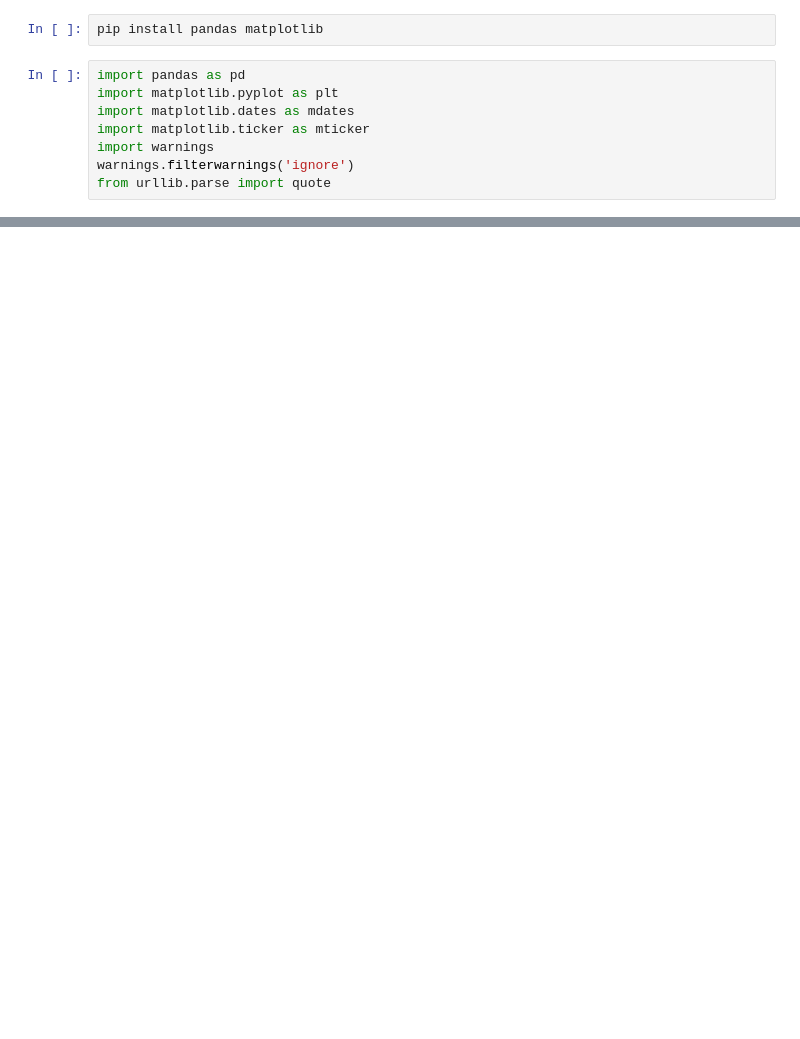
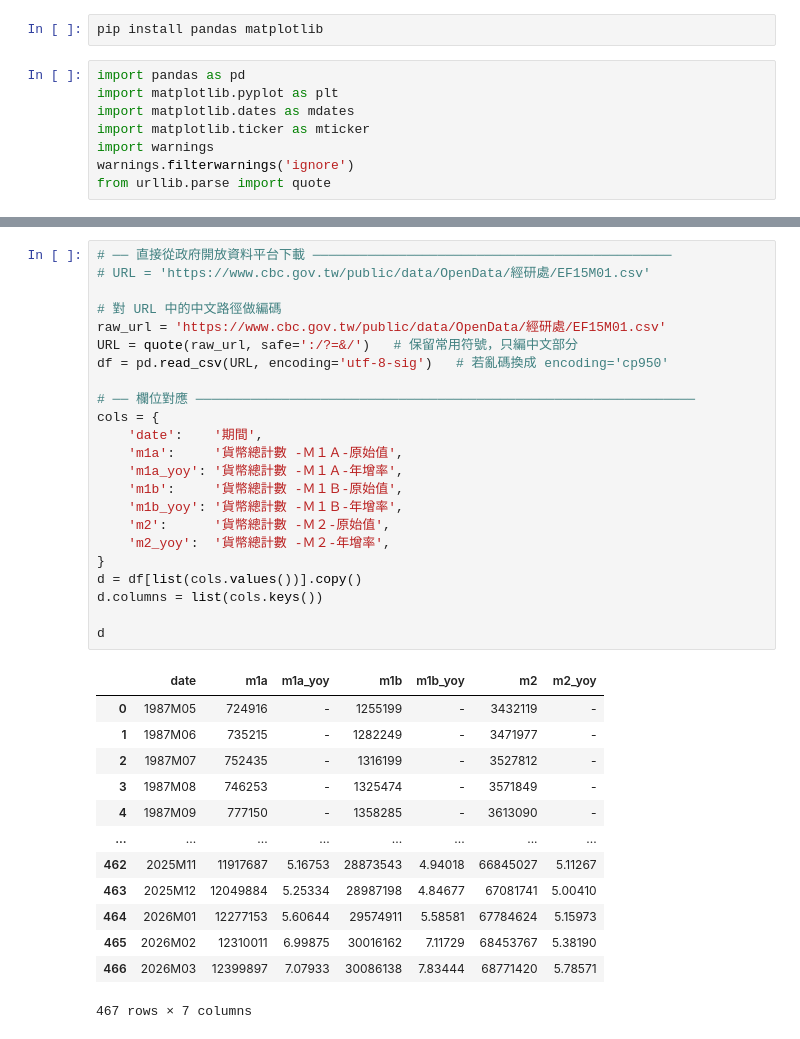
Before and after one commit to chiehpin0705/Finance, a Jupyter notebook: M1A_M1B_M2/M1A_M1B.ipynb, the cells around one changed output, grey strips where cells are left out. Cells and saved outputs as stored; diff of their text form; blank space fills up the shorter version.

```diff
--- a/M1A_M1B_M2/M1A_M1B.ipynb
+++ b/M1A_M1B_M2/M1A_M1B.ipynb
@@ -11 +41,38 @@ from urllib.parse import quote
+# %%
+# ── 直接從政府開放資料平台下載 ──────────────────────────────────────────────
+# URL = 'https://www.cbc.gov.tw/public/data/OpenData/經研處/EF15M01.csv'
+
+# 對 URL 中的中文路徑做編碼
+raw_url = 'https://www.cbc.gov.tw/public/data/OpenData/經研處/EF15M01.csv'
+URL = quote(raw_url, safe=':/?=&/')   # 保留常用符號，只編中文部分
+df = pd.read_csv(URL, encoding='utf-8-sig')   # 若亂碼換成 encoding='cp950'
+
+# ── 欄位對應 ────────────────────────────────────────────────────────────────
+cols = {
+    'date':    '期間',
+    'm1a':     '貨幣總計數 -Ｍ１Ａ-原始值',
+    'm1a_yoy': '貨幣總計數 -Ｍ１Ａ-年增率',
+    'm1b':     '貨幣總計數 -Ｍ１Ｂ-原始值',
+    'm1b_yoy': '貨幣總計數 -Ｍ１Ｂ-年增率',
+    'm2':      '貨幣總計數 -Ｍ２-原始值',
+    'm2_yoy':  '貨幣總計數 -Ｍ２-年增率',
+}
+d = df[list(cols.values())].copy()
+d.columns = list(cols.keys())
+
+d
+# %% [output]
+|  | date | m1a | m1a_yoy | m1b | m1b_yoy | m2 | m2_yoy |
+| 0 | 1987M05 | 724916 | - | 1255199 | - | 3432119 | - |
+| 1 | 1987M06 | 735215 | - | 1282249 | - | 3471977 | - |
+| 2 | 1987M07 | 752435 | - | 1316199 | - | 3527812 | - |
+| 3 | 1987M08 | 746253 | - | 1325474 | - | 3571849 | - |
+| 4 | 1987M09 | 777150 | - | 1358285 | - | 3613090 | - |
+| ... | ... | ... | ... | ... | ... | ... | ... |
+| 462 | 2025M11 | 11917687 | 5.16753 | 28873543 | 4.94018 | 66845027 | 5.11267 |
+| 463 | 2025M12 | 12049884 | 5.25334 | 28987198 | 4.84677 | 67081741 | 5.00410 |
+| 464 | 2026M01 | 12277153 | 5.60644 | 29574911 | 5.58581 | 67784624 | 5.15973 |
+| 465 | 2026M02 | 12310011 | 6.99875 | 30016162 | 7.11729 | 68453767 | 5.38190 |
+| 466 | 2026M03 | 12399897 | 7.07933 | 30086138 | 7.83444 | 68771420 | 5.78571 |
+467 rows × 7 columns
 # %%
```
Also changed, not shown: parts of 2 cells of this notebook, 2 other files.
